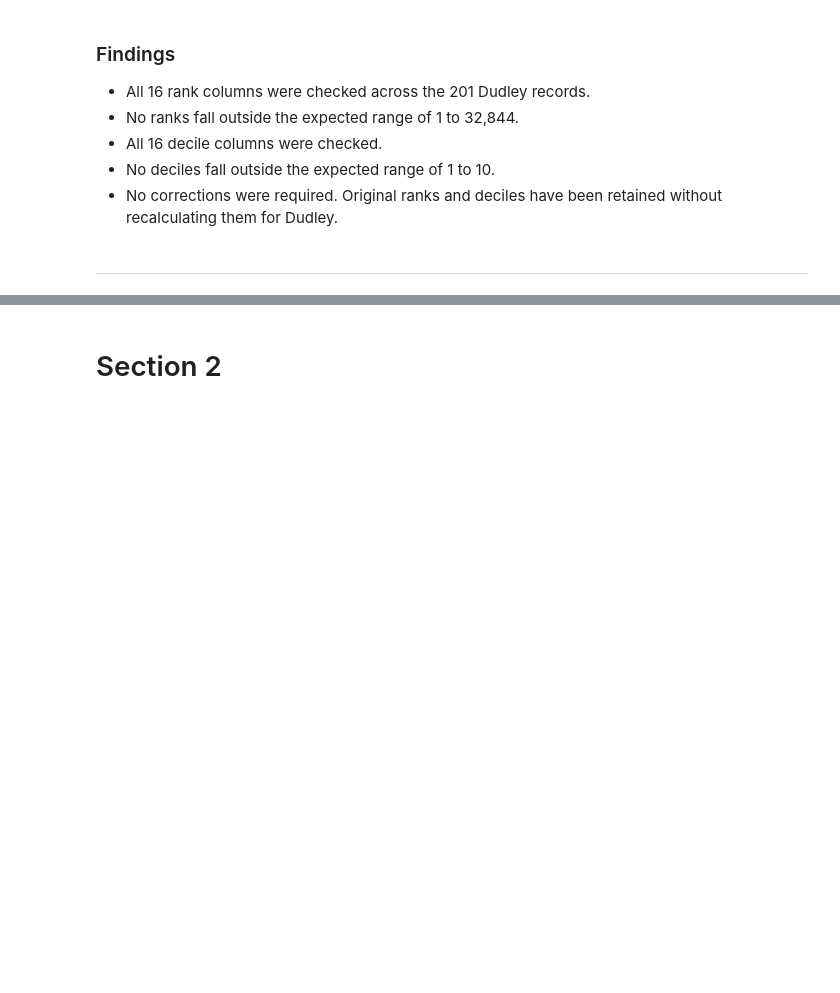
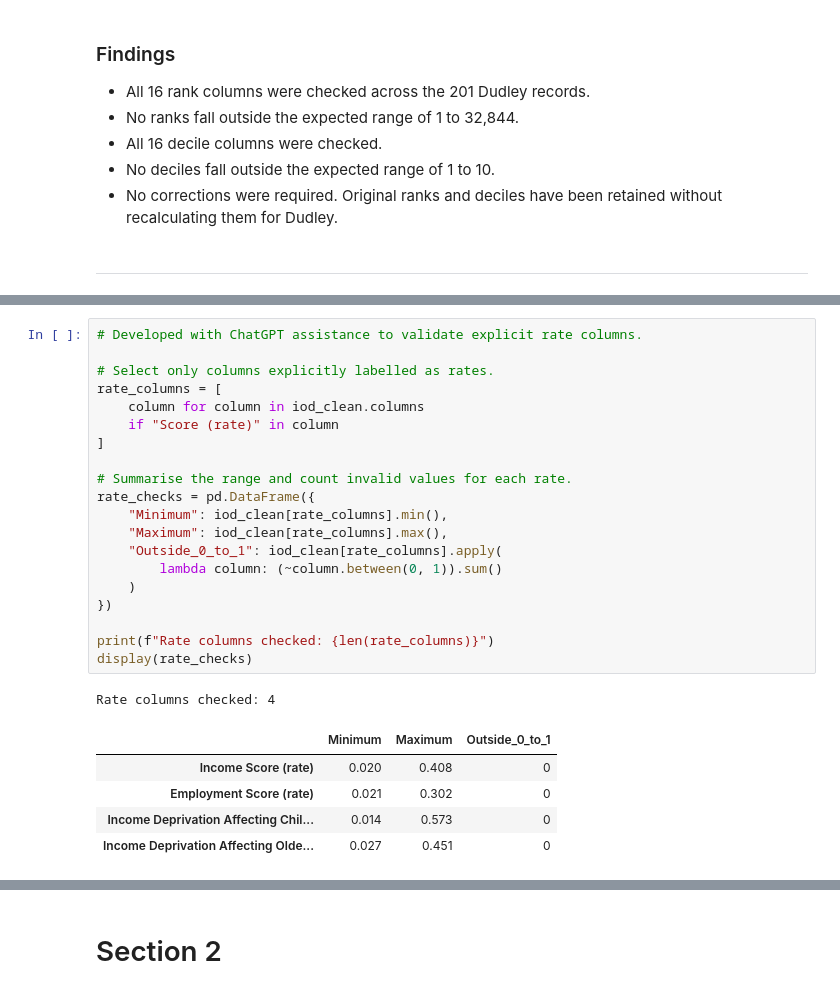
Before and after one commit to LieneRubule/dudley-employment-barriers, a Jupyter notebook: jupyter_notebooks/05_clean_iod.ipynb, the cells around one changed output, grey strips where cells are left out. Saved outputs shown, nothing was run; the diff lists cells and outputs as text; blank space fills up the shorter version.

Commit message:
Validate deprivation rate ranges

```diff
--- a/jupyter_notebooks/05_clean_iod.ipynb
+++ b/jupyter_notebooks/05_clean_iod.ipynb
@@ -413,0 +423,27 @@ Outdoors Sub-domain Decile (where 1 is most deprived 10% of LSOAs)
+# %%
+# Developed with ChatGPT assistance to validate explicit rate columns.
+
+# Select only columns explicitly labelled as rates.
+rate_columns = [
+    column for column in iod_clean.columns
+    if "Score (rate)" in column
+]
+
+# Summarise the range and count invalid values for each rate.
+rate_checks = pd.DataFrame({
+    "Minimum": iod_clean[rate_columns].min(),
+    "Maximum": iod_clean[rate_columns].max(),
+    "Outside_0_to_1": iod_clean[rate_columns].apply(
+        lambda column: (~column.between(0, 1)).sum()
+    )
+})
+
+print(f"Rate columns checked: {len(rate_columns)}")
+display(rate_checks)
+# %% [output]
+Rate columns checked: 4
+|  | Minimum | Maximum | Outside_0_to_1 |
+| Income Score (rate) | 0.020 | 0.408 | 0 |
+| Employment Score (rate) | 0.021 | 0.302 | 0 |
+| Income Deprivation Affecting Chil... | 0.014 | 0.573 | 0 |
+| Income Deprivation Affecting Olde... | 0.027 | 0.451 | 0 |
```
Also changed, not shown: parts of 3 cells of this notebook.
